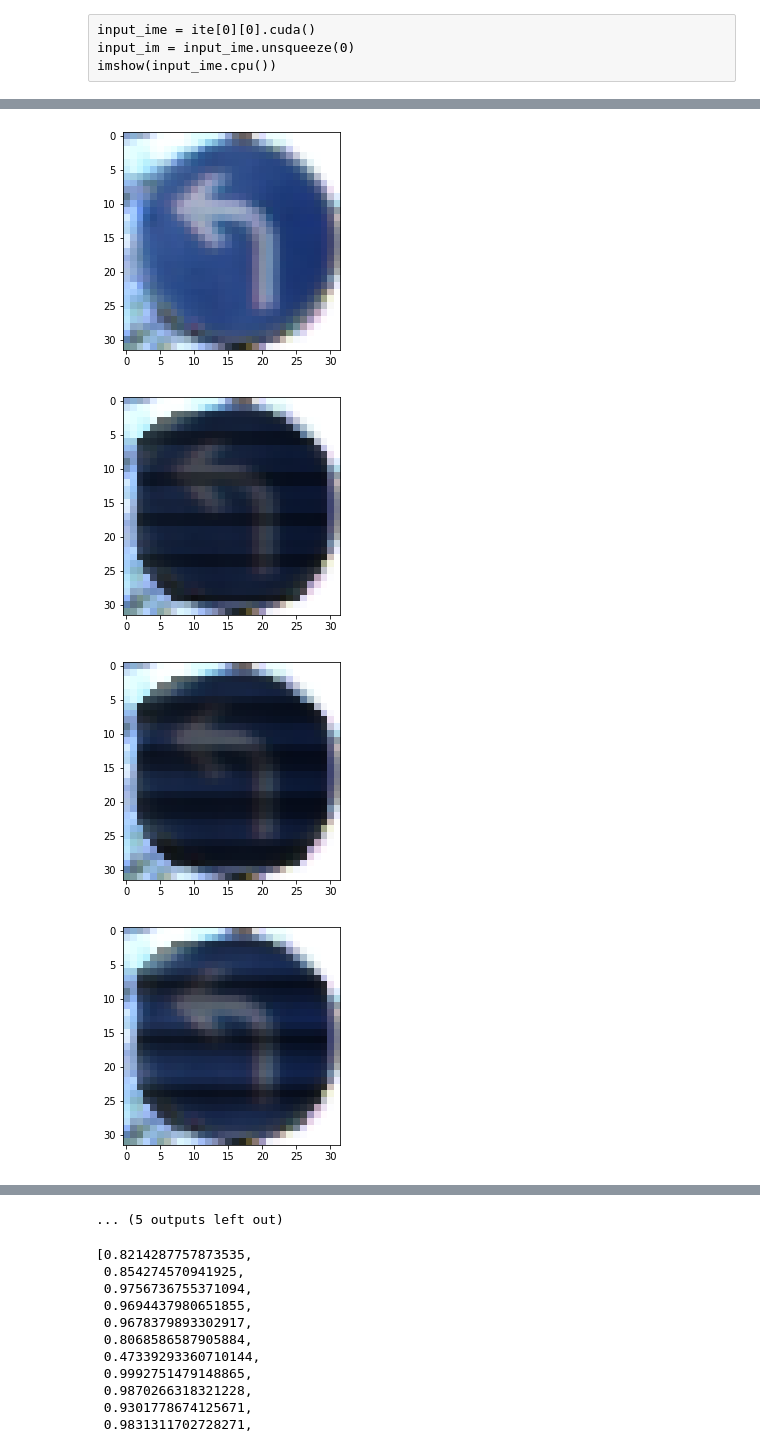
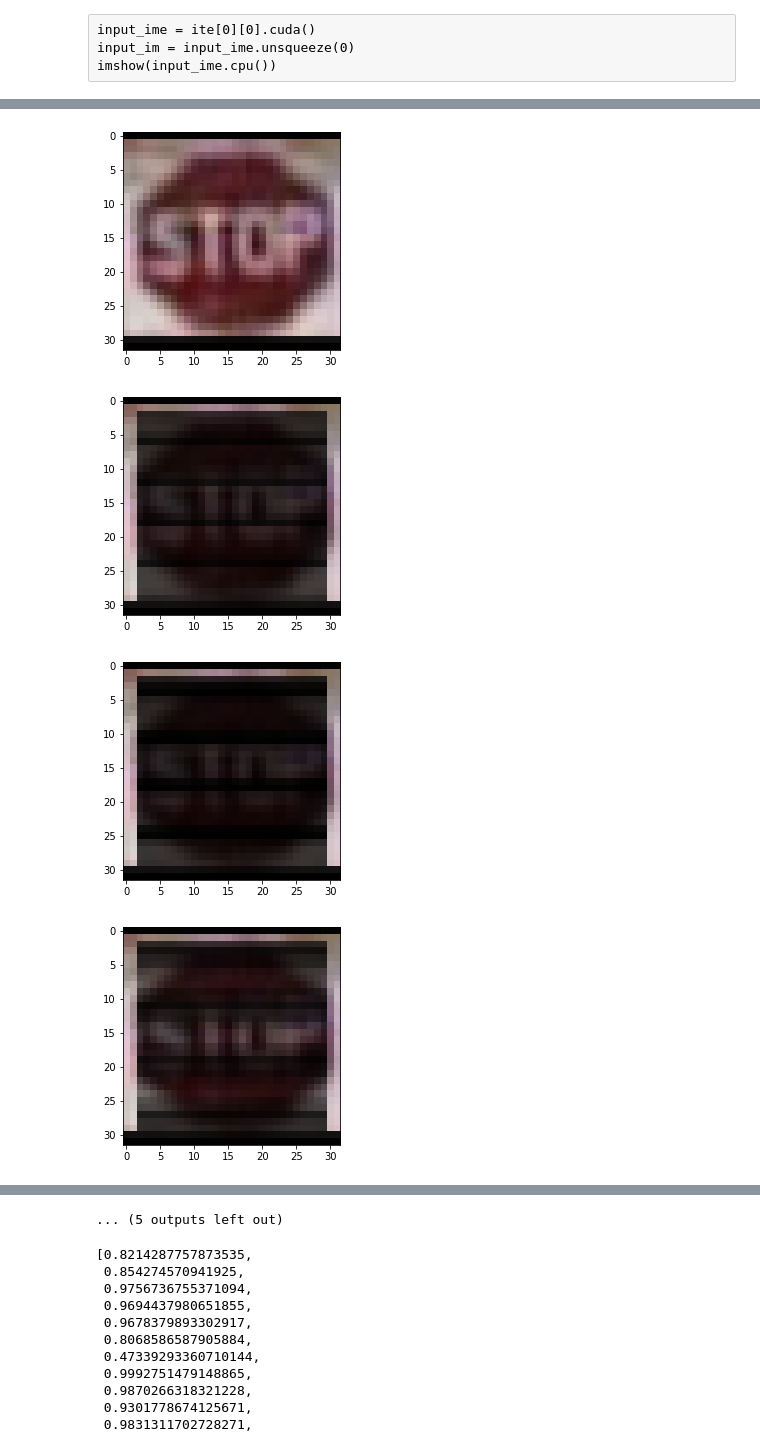
Before and after one commit to earlence-security/invis-perturbations, a Jupyter notebook: experiments.ipynb, the cells around one changed output, grey strips where cells are left out. Drawn from its saved outputs; the diff is of its cells as text; code cells hidden in the pictures.

```diff
--- a/experiments.ipynb
+++ b/experiments.ipynb
@@ -116,11 +117,11 @@ imshow(input_ime.cpu())
 # %%
-classidx = 34
+classidx = 14
 o_class = classes[classidx]
 print(o_class)
 print(classidx)
 
-input_im = readim("orig.png")
-xadv = readim("adv36.png")
+input_im = readim("stoporig.png")
+xadv = readim("stopadv36.png")
 input_im = input_im.cuda()
 xadv = xadv.cuda()
 out = model(input_im)
@@ -132,5 +133,4 @@ lay2 = torch.nn.Softmax(dim=1)
 prob = lay2(out)
 prob2 = lay2(outadv)
 print(prob.max(1), prob2.max(1))
-print(prob)
 # %% [output]
@@ -181,7 +177,7 @@ plt.show()
 # %%
 # The input time signal
-sz = 36
-c = 0.7
+sz = 14
+c = 0
 w = torch.rand([1,1,sz,1], requires_grad=True, dtype=torch.float, device=device)
 
 #Does not work since no useful gradients
@@ -201,12 +197,12 @@ lay.weight.data = torch.full([1,1,5,1], .2, requires_grad=True, dtype=torch.floa
 lay.bias.data = torch.zeros(1, requires_grad=True, dtype=torch.float, device=device)
 
 #Target and original class labels
-target = torch.tensor([35], dtype=torch.long, device=device) #ahead only
+target = torch.tensor([5], dtype=torch.long, device=device) #ahead only
 orig = torch.tensor([classidx], dtype=torch.long, device=device)
 
 
 lr = 1e-1
-n_epochs = 200
+n_epochs = 1000
 optimizer = optim.SGD([w], lr=lr)
 loss_fn = nn.CrossEntropyLoss()
 # %%
@@ -300,22 +298,26 @@ Clipping input data to the valid range for imshow with RGB data ([0..1] for floa
 # %%
 l = [6,7,8,9,10,11,12,13,14,15,18,20,25,30,36]
 conf = []
+true = []
 lay2 = torch.nn.Softmax(dim=1)
-input_im = readim("orig.png")
+input_im = readim("stoporig.png")
 input_im = input_im.cuda()
 out = model(input_im)
 imshow(input_im[0].cpu())
 
 for i in l:
-    xadv = readim("adv{}.png".format(i)).cuda()
+    xadv = readim("stopadv{}.png".format(i)).cuda()
     out = model(xadv)
     imshow(xadv[0].cpu())
     prob = lay2(out)
-    conf.append(torch.max(prob).item())
-plt.plot(l,conf,"ro")
+    conf.append(prob[0][target[0].item()])
+    true.append(prob[0][classidx])
+plt.plot(l,conf,"ro", label="Target")
+plt.plot(l,true, "go", label="True")
+plt.legend()
 plt.show()
 # %% [output]
-[figure, old version]
+[figure, new version]
-[figure, old version]
+[figure, new version]
-[figure, old version]
+[figure, new version]
-[figure, old version]
+[figure, new version]
```
Also changed, not shown: parts of 15 cells of this notebook, 16 other files.
